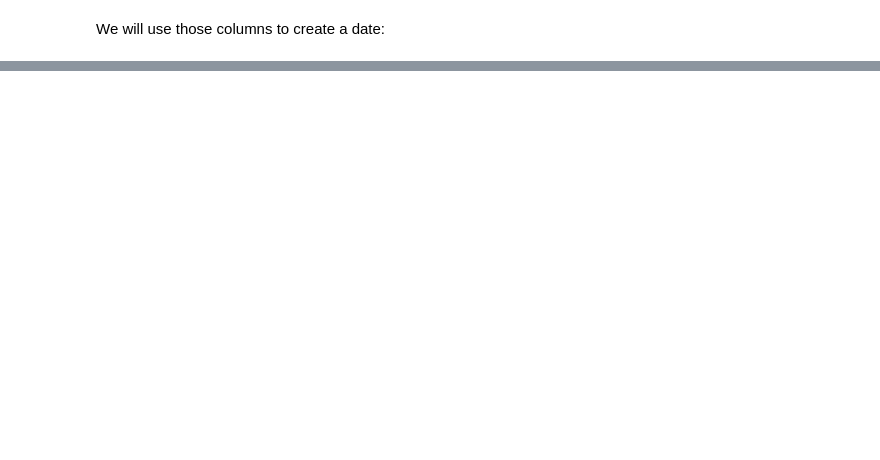
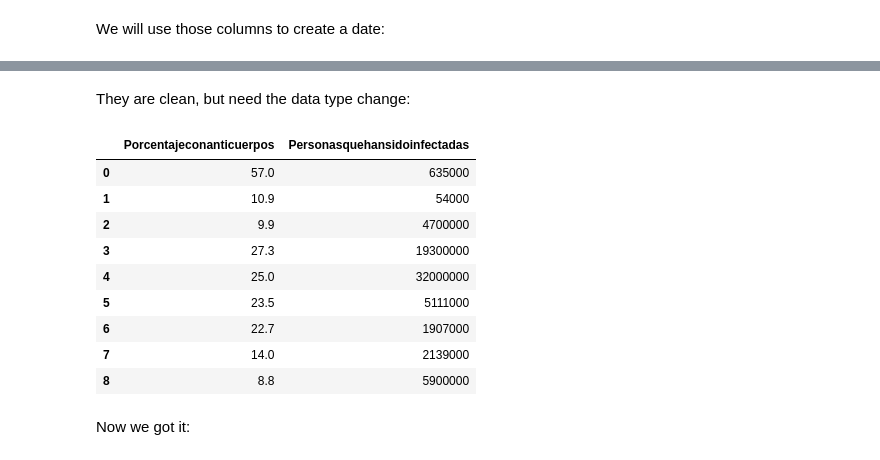
Before and after one commit to PythonVersusR/OperationsFormatting, a Jupyter notebook: FormattingDate.ipynb, the cells around one changed output, grey strips where cells are left out. Cells and saved outputs as stored; diff of their text form; code cells hidden in the pictures; blank space fills up the shorter version.

```diff
--- a/FormattingDate.ipynb
+++ b/FormattingDate.ipynb
@@ -138,0 +419,19 @@ pd.to_datetime(dict(year=covidDF.fecha1_anho, month=covidDF.fecha1_mes, day=covi
+# %% [markdown]
+They are clean, but need the data type change:
+# %%
+covidDF[['Porcentajeconanticuerpos','Personasquehansidoinfectadas']]=covidDF.iloc[:,[3,4]].apply(lambda x: pd.to_numeric(x))
+# %%
+covidDF[['Porcentajeconanticuerpos','Personasquehansidoinfectadas']]
+# %% [output]
+|  | Porcentajeconanticuerpos | Personasquehansidoinfectadas |
+| 0 | 57.0 | 635000 |
+| 1 | 10.9 | 54000 |
+| 2 | 9.9 | 4700000 |
+| 3 | 27.3 | 19300000 |
+| 4 | 25.0 | 32000000 |
+| 5 | 23.5 | 5111000 |
+| 6 | 22.7 | 1907000 |
+| 7 | 14.0 | 2139000 |
+| 8 | 8.8 | 5900000 |
+# %% [markdown]
+Now we got it:
```
Also changed, not shown: parts of 32 cells of this notebook, 3 other files.
